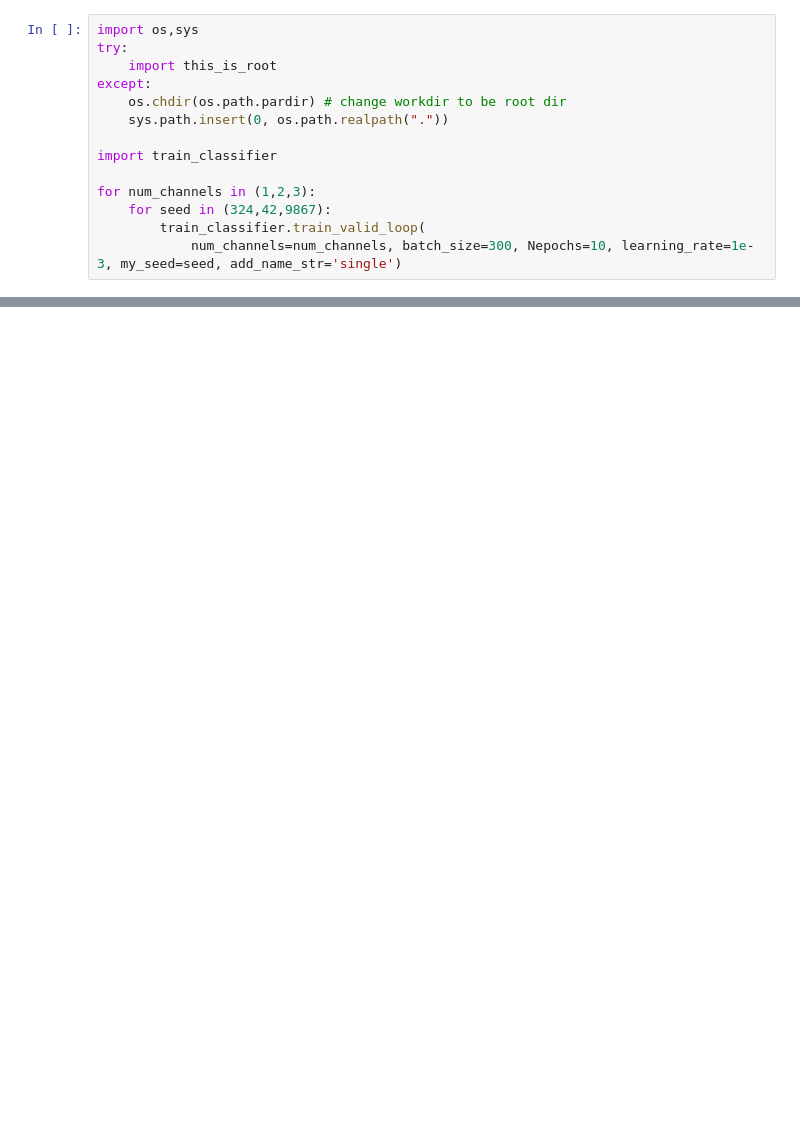
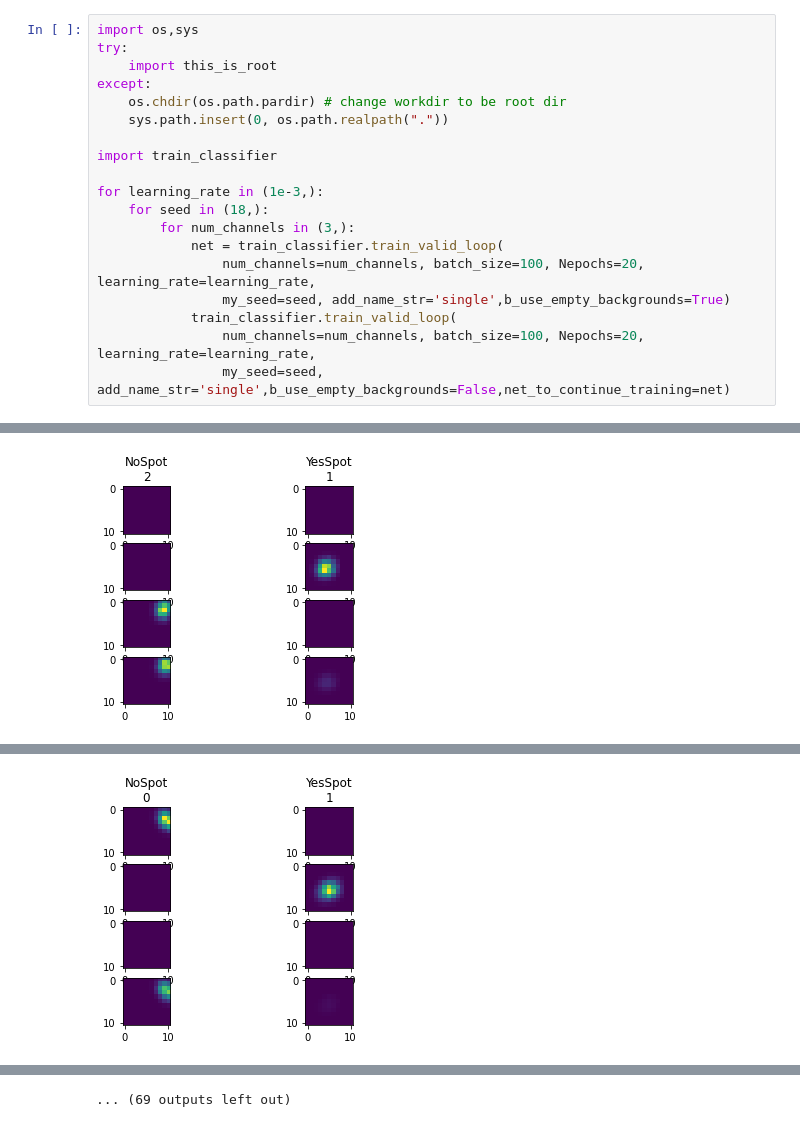
Before and after one commit to LiorAvrahami/smfish_spot_detection, a Jupyter notebook: spot_classifier_NN/train_classifier.ipynb, the cells around one changed output, grey strips where cells are left out. Drawn from its saved outputs; the diff is of its cells as text; blank space fills up the shorter version.

```diff
--- a/spot_classifier_NN/train_classifier.ipynb
+++ b/spot_classifier_NN/train_classifier.ipynb
@@ -8,8 +8,13 @@ except:
 
 import train_classifier
 
-for num_channels in (1,2,3):
-    for seed in (324,42,9867):
-        train_classifier.train_valid_loop(
-            num_channels=num_channels, batch_size=300, Nepochs=10, learning_rate=1e-3, my_seed=seed, add_name_str='single')
+for learning_rate in (1e-3,):
+    for seed in (18,):
+        for num_channels in (3,):
+            net = train_classifier.train_valid_loop(
+                num_channels=num_channels, batch_size=100, Nepochs=20, learning_rate=learning_rate,
+                my_seed=seed, add_name_str='single',b_use_empty_backgrounds=True)
+            train_classifier.train_valid_loop(
+                num_channels=num_channels, batch_size=100, Nepochs=20, learning_rate=learning_rate,
+                my_seed=seed, add_name_str='single',b_use_empty_backgrounds=False,net_to_continue_training=net)
 # %% [output]
@@ -32,0 +24 @@ Epoch:  9 ( 90.00 %) Train loss:  0.6520960330963135  Valid loss:  0.23800985515
+[figure, added]
@@ -32,0 +26 @@ Epoch:  9 ( 90.00 %) Train loss:  0.6520960330963135  Valid loss:  0.23800985515
+[figure, added]
@@ -32,0 +35 @@ Epoch:  9 ( 90.00 %) Train loss:  0.6520960330963135  Valid loss:  0.23800985515
+... (69 outputs left out)
```
Also changed, not shown: parts of 1 cell of this notebook, 11 other files.
